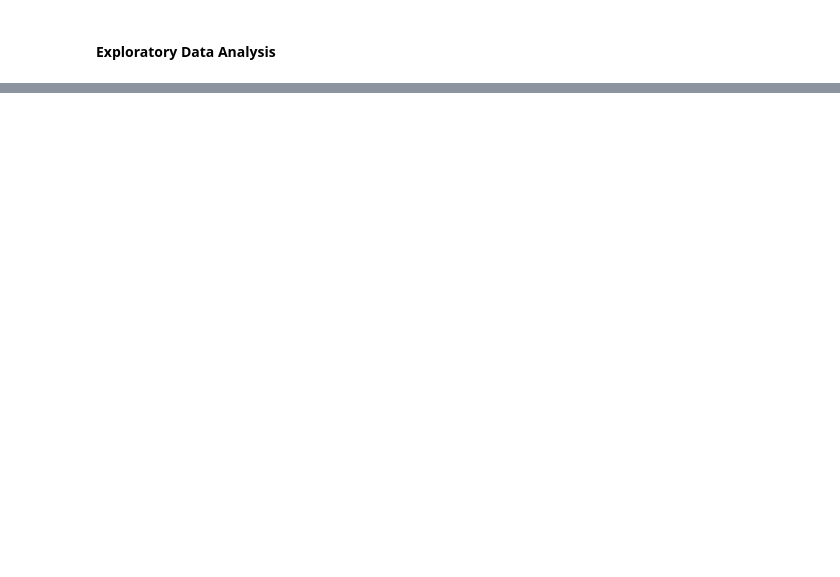
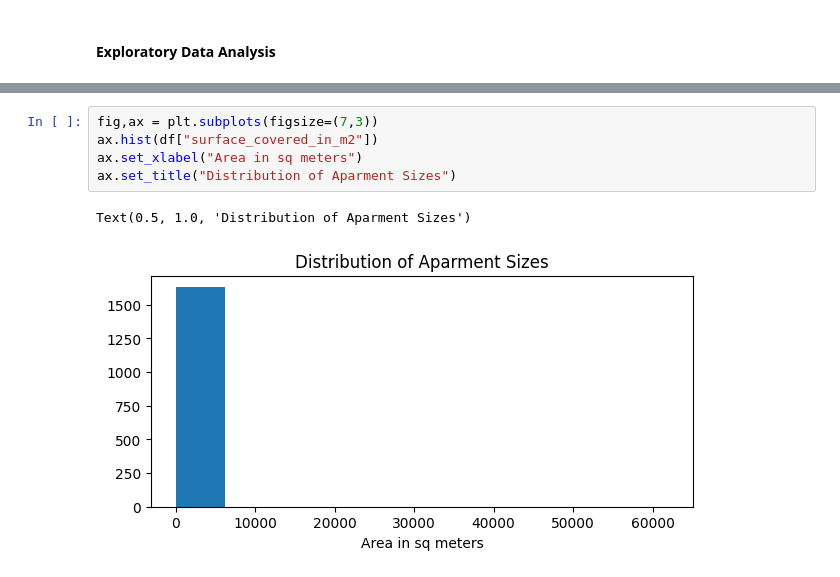
Before and after one commit to tech-ml-quant-luv/Applied_data_science_lab_worldquant, a Jupyter notebook: Project 2 - Housing in Buenos Aires/predicting_price_with_size.ipynb, the cells around one changed output, grey strips where cells are left out. Saved outputs shown, nothing was run; the diff lists cells and outputs as text; blank space fills up the shorter version.

```diff
--- a/Project 2 - Housing in Buenos Aires/predicting_price_with_size.ipynb
+++ b/Project 2 - Housing in Buenos Aires/predicting_price_with_size.ipynb
@@ -206,0 +173,8 @@ memory usage: 250.5+ KB
+# %%
+fig,ax = plt.subplots(figsize=(7,3))
+ax.hist(df["surface_covered_in_m2"])
+ax.set_xlabel("Area in sq meters")
+ax.set_title("Distribution of Aparment Sizes")
+# %% [output]
+Text(0.5, 1.0, 'Distribution of Aparment Sizes')
+[figure, added]
```
Also changed, not shown: parts of 24 cells of this notebook, 2 other files.
